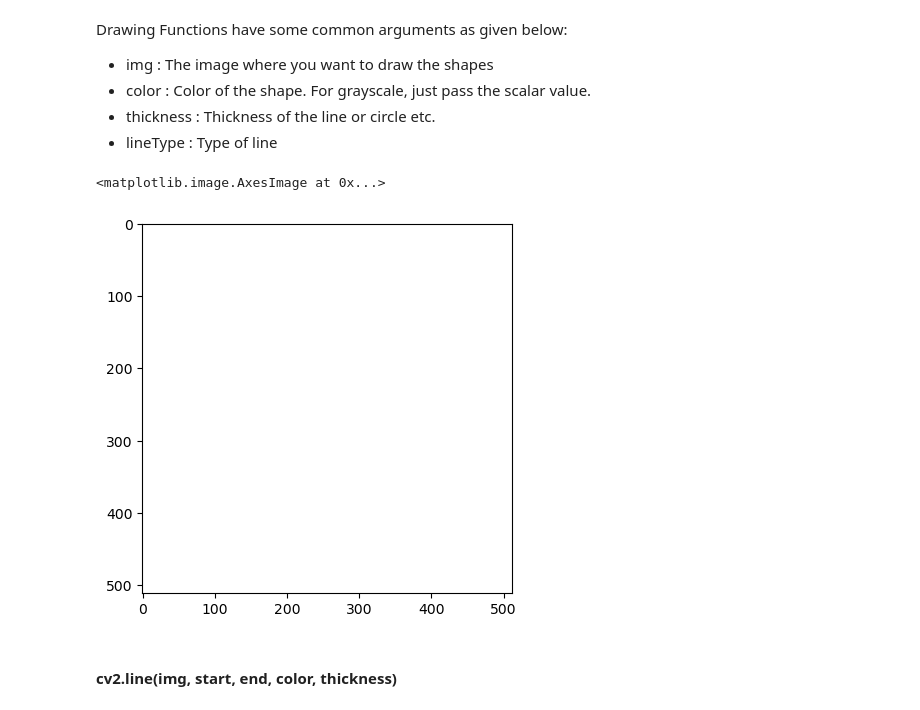
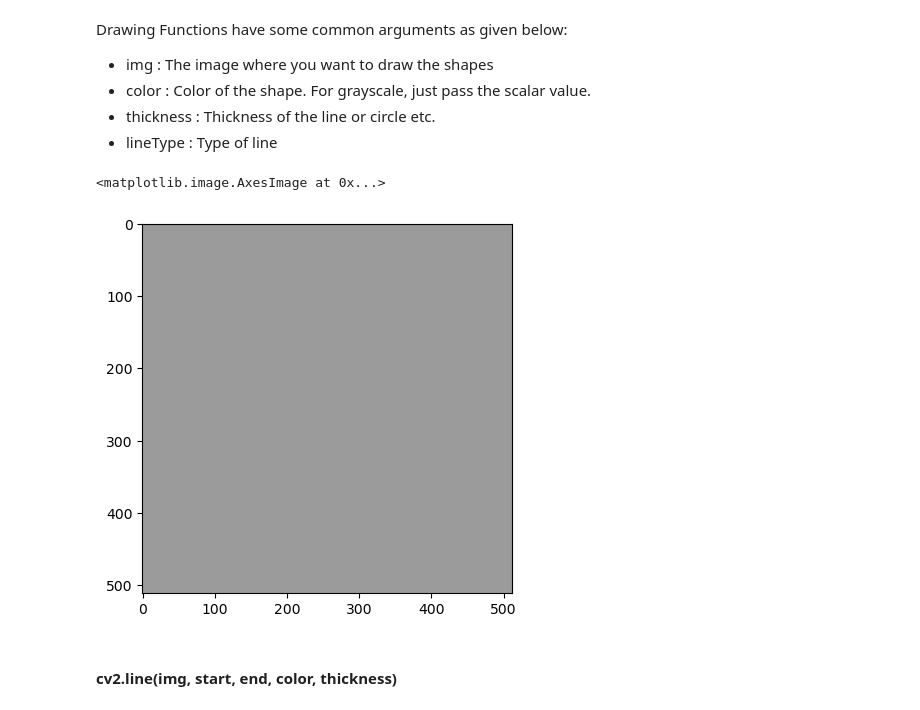
Before and after one commit to kiki44444/ML, a Jupyter notebook: cv/01_OpenCV/1_OpenCV.ipynb, the cells around one changed output. Cells and saved outputs as stored; diff of their text form; code cells hidden in the pictures.

```diff
--- a/cv/01_OpenCV/1_OpenCV.ipynb
+++ b/cv/01_OpenCV/1_OpenCV.ipynb
@@ -99,14 +99,16 @@ Drawing Functions have some common arguments as given below:
 - thickness : Thickness of the line or circle etc.
 - lineType : Type of line
 # %%
+# np.full(shape, fill_value, dtype)
+# 512 x 512 pixel, 3 channels (RGB)
 drawing_img = np.full((512, 512, 3), 255, np.uint8)
 # drawing_img = np.zeros((512, 512, 3), np.uint8)
-# drawing_img += 255
+drawing_img -= 100
 
 plt.imshow(drawing_img)
 # %% [output]
 <matplotlib.image.AxesImage at 0x...>
-[figure, old version]
+[figure, new version]
 # %% [markdown]
 #### cv2.line(img, start, end, color, thickness)
 # %%
```
Also changed, not shown: parts of 21 cells of this notebook, 4 other files.
